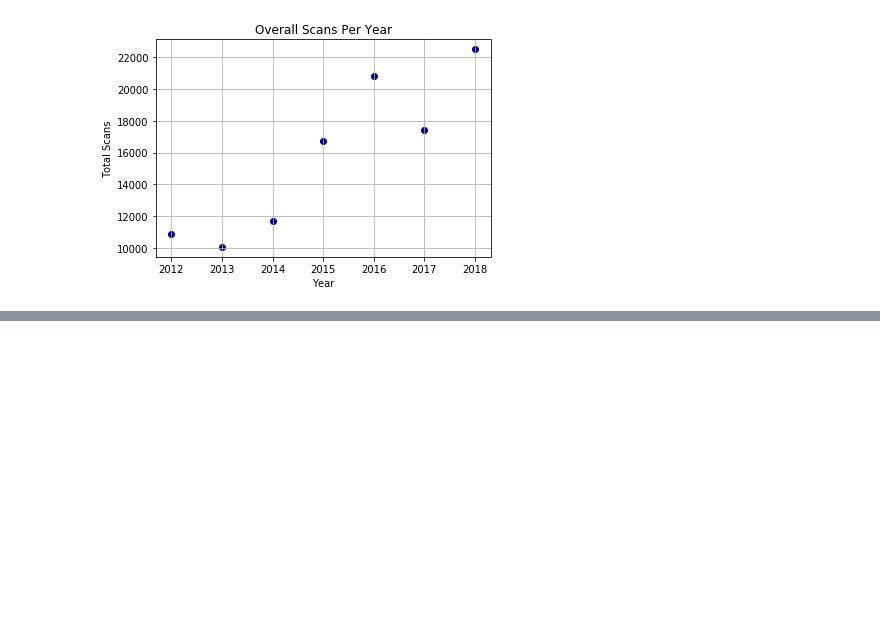
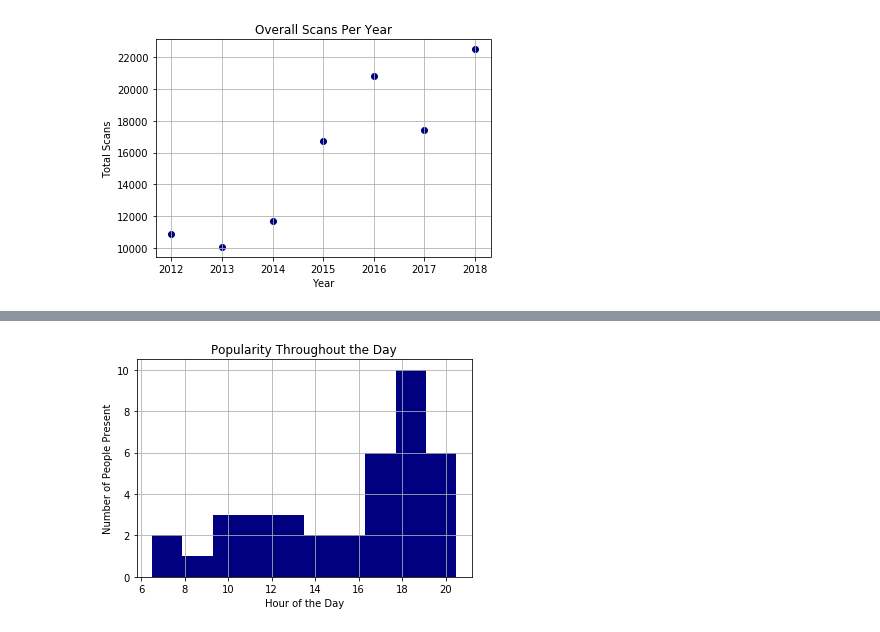
Before and after one commit to cronand3/Dog-Park-Project, a Jupyter notebook: Semester_Project_SydneySmith.ipynb, the cells around one changed output, grey strips where cells are left out. Saved outputs shown, nothing was run; the diff lists cells and outputs as text; code cells hidden in the pictures; blank space fills up the shorter version.

```diff
--- a/Semester_Project_SydneySmith.ipynb
+++ b/Semester_Project_SydneySmith.ipynb
@@ -212,0 +678,4 @@ find_enter_exit_times('jhbeaeafaabfbibbjijgbejejfjjbiajaajdahabbijiadadjhbbjcbib
+# %%
+times = plot_day_popularity(june1_userid,june1_times)
+# %% [output]
+[figure, added]
```
Also changed, not shown: parts of 27 cells of this notebook.
